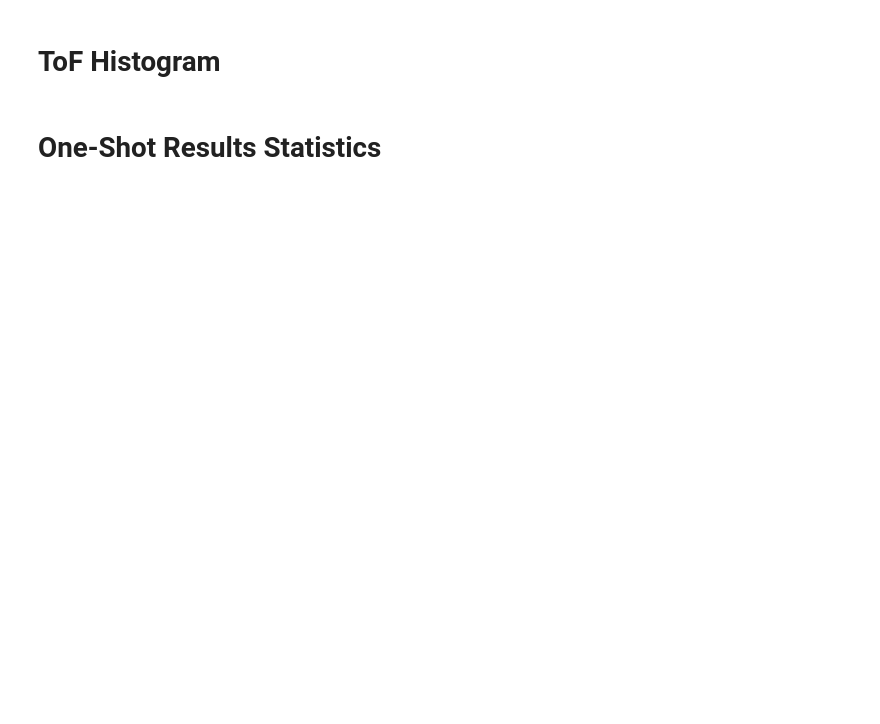
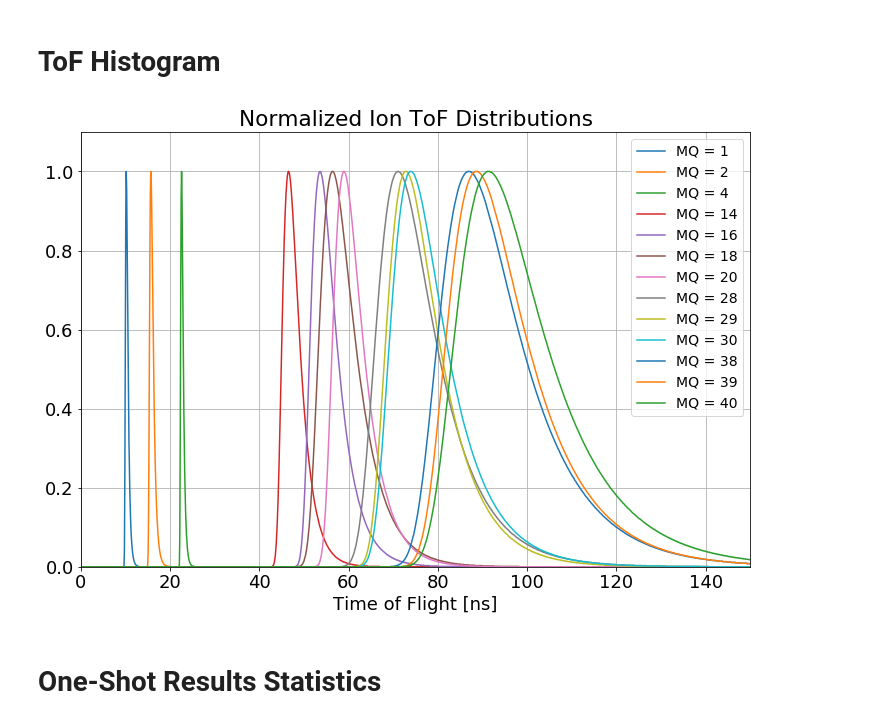
Before and after one commit to iiSmiley/span-ion-code, a Jupyter notebook: scratchpad_ll.ipynb, the cells around one changed output. Cells and saved outputs as stored; diff of their text form; code cells hidden in the pictures; blank space fills up the shorter version.

```diff
--- a/scratchpad_ll.ipynb
+++ b/scratchpad_ll.ipynb
@@ -55,33 +64,35 @@ mq_distrib_dict = {mq:data[mq] for mq in mq_names}
 # %%
 # Settings
 ylim = (0, 1.1)
 xlim = (min(times), 150)
-figsize = (20, 10)
+figsize = (12, 8)
 mq_styles = ['r-', 'g.']
 
 # Plotting
 fig, ax = plt.subplots(figsize=figsize)
 for i, mq in enumerate(mq_names):
     # Histograms
     mq_value = mq.replace('MQ', '')
     mq_label = f'MQ = {mq_value}'
     mq_distrib = mq_distrib_dict[mq]
     ax.plot(times, mq_distrib, label=mq_label)
 
     # Annotate peak of histogram with MQ
 #     mq_annot = mq
 #     idx_peak = np.argmax(mq_distrib)
 #     y_peak = max(mq_distrib)
 #     x_peak = times[idx_peak]
 #     loc_annot = (x_peak, y_peak*1.05)
 #     ax.annotate(s=mq_annot, xy=loc_annot)
 
 ax.legend()
 ax.set_xlabel('Time of Flight [ns]')
-ax.set_title('Normalized Ion Distributions')
+ax.set_title('Normalized Ion ToF Distributions')
 ax.grid(True)
 ax.set_ylim(ylim)
 ax.set_xlim(xlim);
+# %% [output]
+[figure, added]
 # %% [markdown]
 <h1>One-Shot Results Statistics</h1>
 # %%
```
Also changed, not shown: parts of 11 cells of this notebook, 5 other files.
